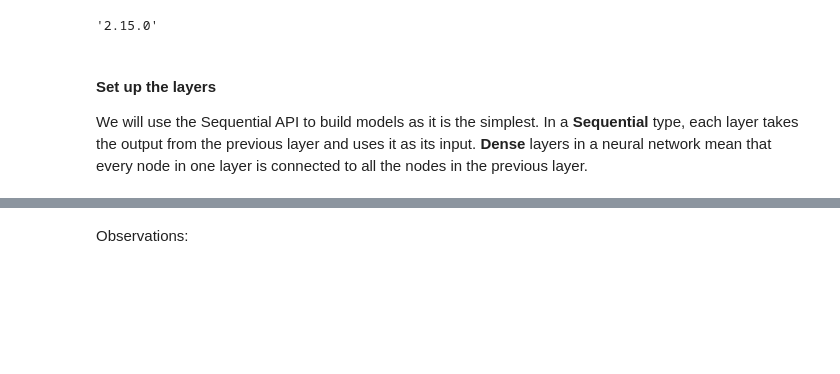
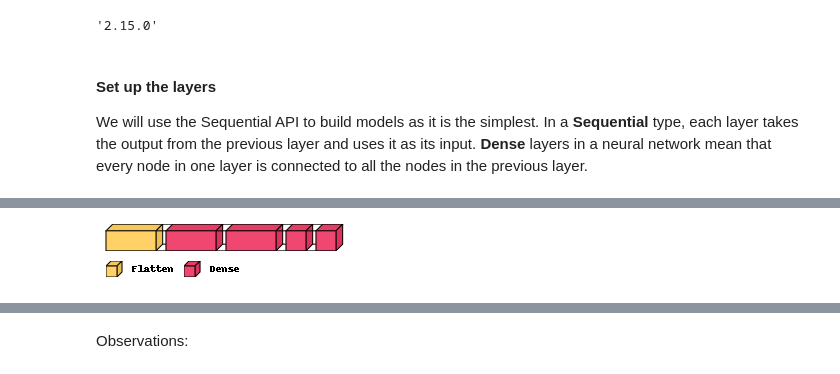
Before and after one commit to BenjapornW/Road-Traffic-Signs-Image-Classification-using-a-Neural-Network, a Jupyter notebook: s3959666_s3961136.ipynb, the cells around one changed output, grey strips where cells are left out. Drawn from its saved outputs; the diff is of its cells as text; code cells hidden in the pictures; blank space fills up the shorter version.

```diff
--- a/s3959666_s3961136.ipynb
+++ b/s3959666_s3961136.ipynb
@@ -292,5 +480,11 @@ Trainable params: 310565 (1.18 MB)
 Non-trainable params: 0 (0.00 Byte)
 _________________________________________________________________
+# %%
+import visualkeras
+# Generating the image for model architecture
+visualkeras.layered_view(model_shape_1, scale_xy=2, scale_z=1, max_z=50, legend=True)
+# %% [output]
+[figure, added]
 # %%
 tf.keras.utils.plot_model(model_shape_1, show_shapes=True)
 # %% [output]
```
Also changed, not shown: parts of 230 cells of this notebook.
